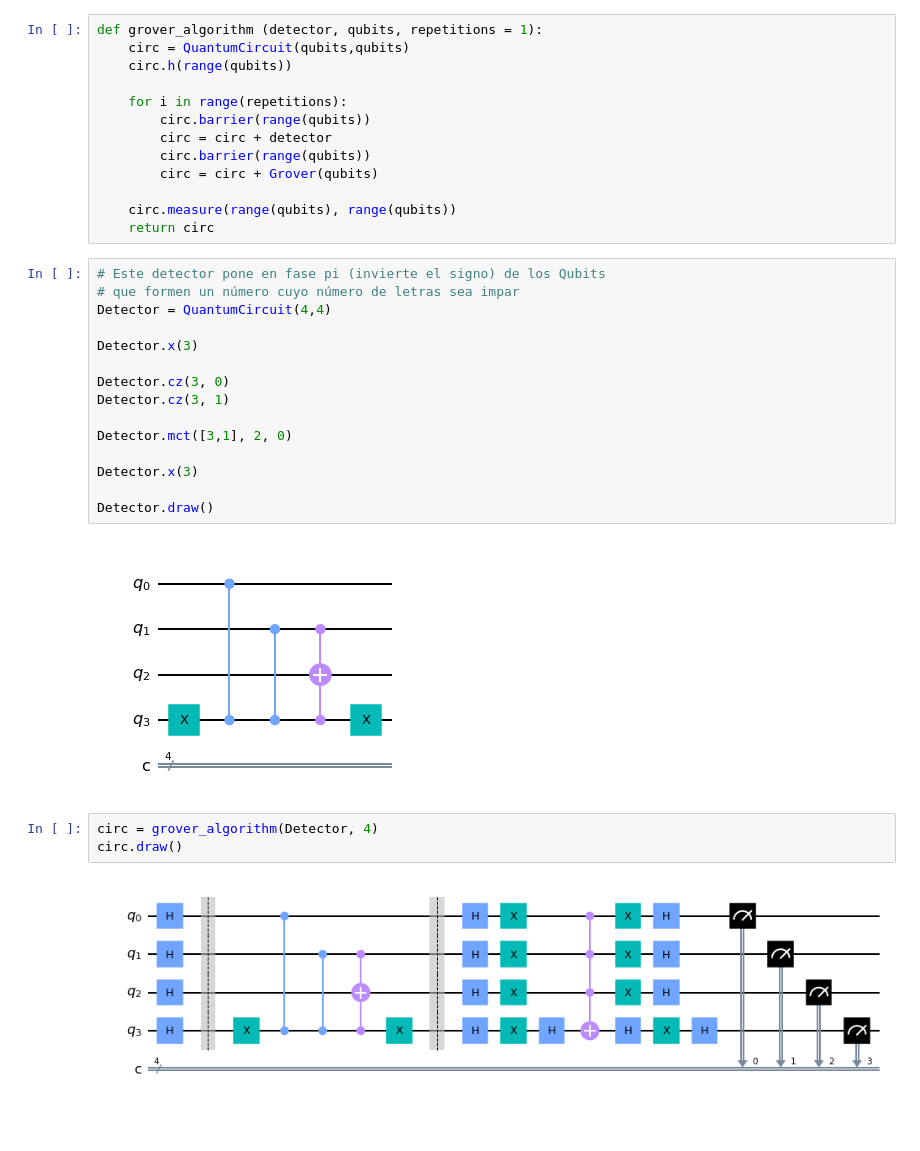
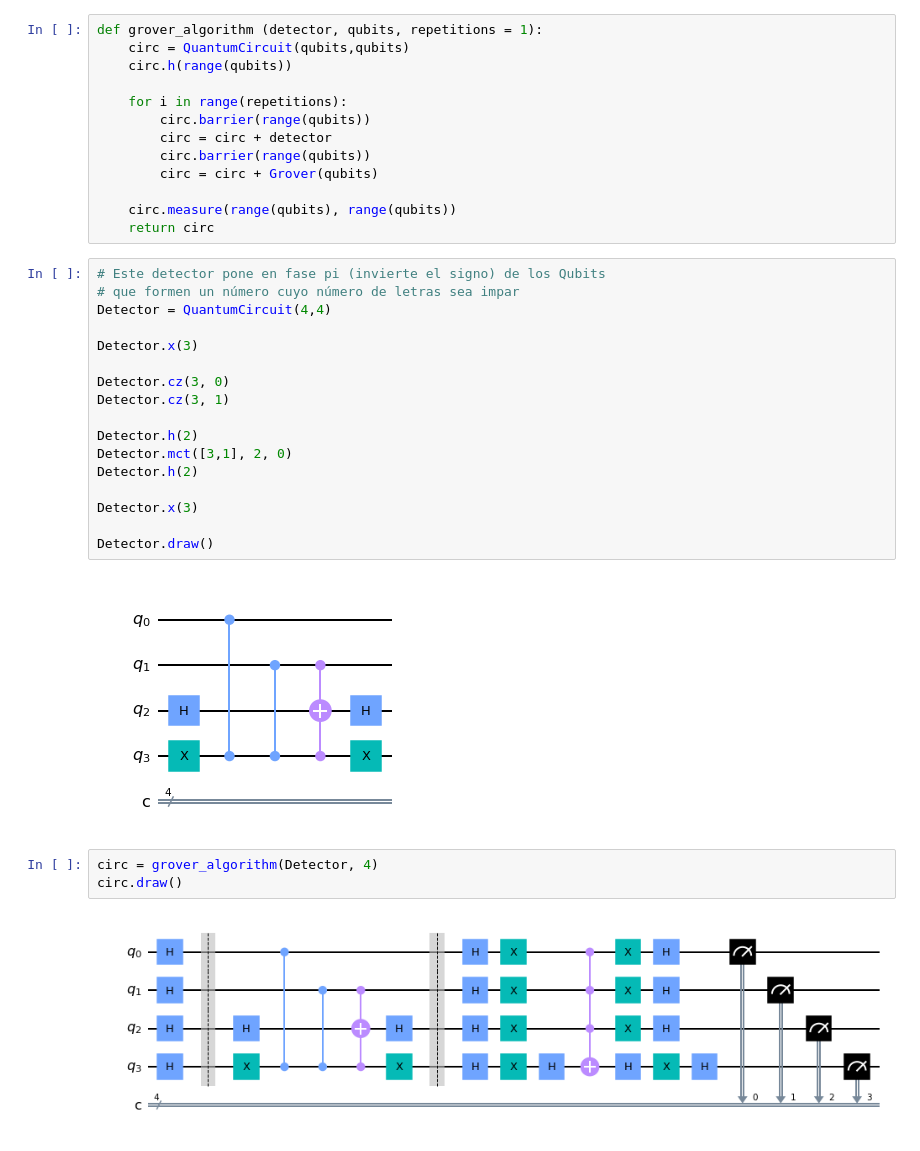
Before and after one commit to alu0101119373/TFG-Notebooks, a Jupyter notebook: grover_ej3_sim.ipynb, the cells around one changed output. Cells and saved outputs as stored; diff of their text form.

```diff
--- a/grover_ej3_sim.ipynb
+++ b/grover_ej3_sim.ipynb
@@ -38,25 +38,27 @@ def grover_algorithm (detector, qubits, repetitions = 1):
 # %%
 # Este detector pone en fase pi (invierte el signo) de los Qubits
 # que formen un número cuyo número de letras sea impar
 Detector = QuantumCircuit(4,4)
 
 Detector.x(3)
 
 Detector.cz(3, 0)
 Detector.cz(3, 1)
 
+Detector.h(2)
 Detector.mct([3,1], 2, 0)
+Detector.h(2)
 
 Detector.x(3)
 
 Detector.draw()
 # %% [output]
-[figure, old version]
+[figure, new version]
 # %%
 circ = grover_algorithm(Detector, 4)
 circ.draw()
 # %% [output]
-[figure, old version]
+[figure, new version]
 # %%
 backend = Aer.get_backend("qasm_simulator")
 job = execute(circ, backend, shots = 20000)
```
Also changed, not shown: parts of 1 cell of this notebook.
